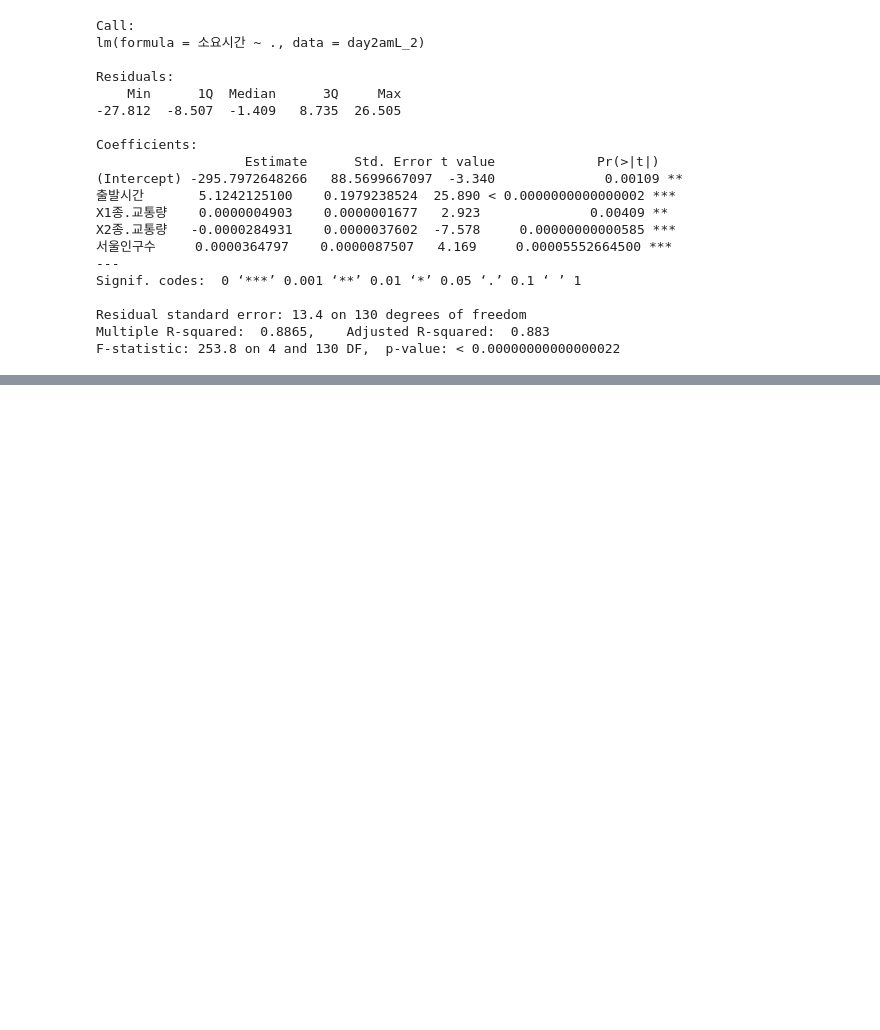
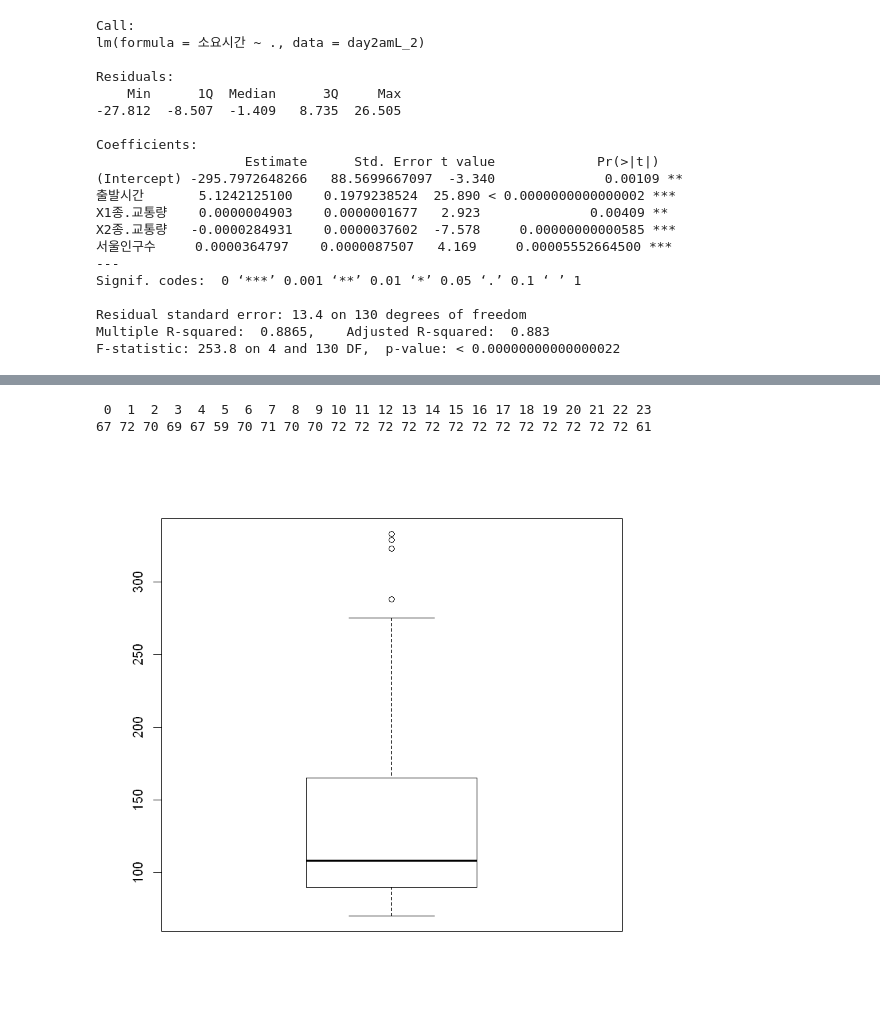
Before and after one commit to jjhwnn/R_Programming, a Jupyter notebook: education_원핫인코딩.ipynb, the cells around one changed output, grey strips where cells are left out. Saved outputs shown, nothing was run; the diff lists cells and outputs as text; code cells hidden in the pictures; blank space fills up the shorter version.

```diff
--- a/education_원핫인코딩.ipynb
+++ b/education_원핫인코딩.ipynb
@@ -1935,3 +1958,12 @@ head(d2)
+# %%
+d2 <- subset(d2, 소요시간 > 69 & 소요시간 < 400)
+
+table(d2$출발시간)
+boxplot(d2$소요시간)
+# %% [output]
+ 0  1  2  3  4  5  6  7  8  9 10 11 12 13 14 15 16 17 18 19 20 21 22 23
+67 72 70 69 67 59 70 71 70 70 72 72 72 72 72 72 72 72 72 72 72 72 72 61
+[figure, added]
 # %%
 library(caret)
 # for data manipulation
```
Also changed, not shown: parts of 15 cells of this notebook, 1 other file.
